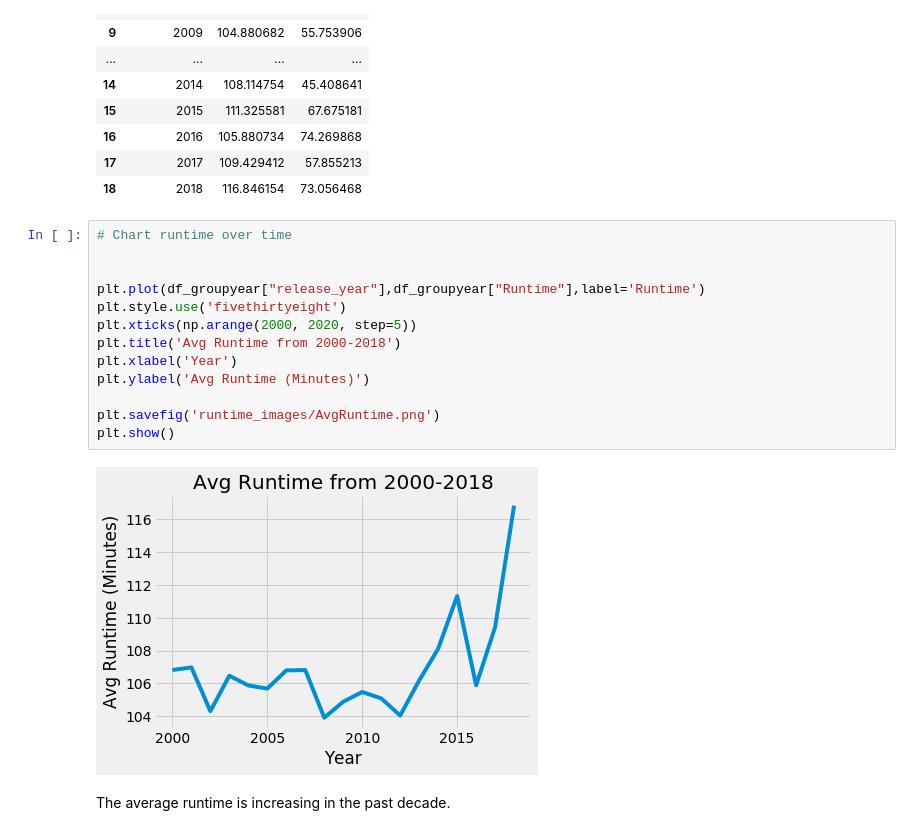
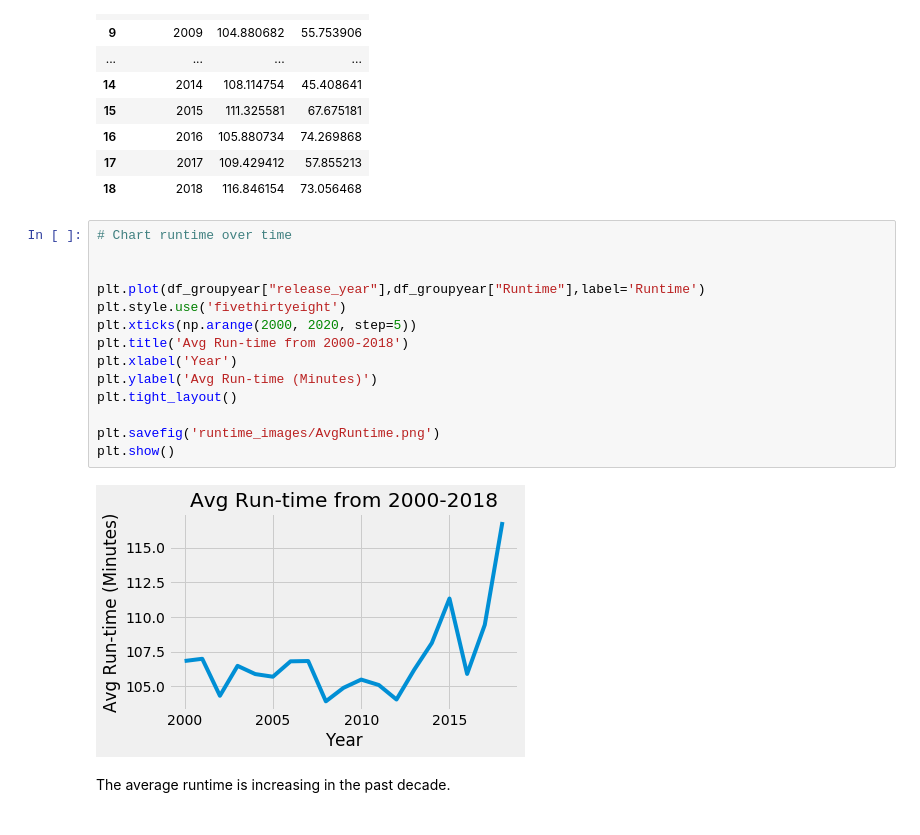
Before and after one commit to davidneedsmorecoffee/movie-trends, a Jupyter notebook: Runtime_Review.ipynb, the cells around one changed output. Drawn from its saved outputs; the diff is of its cells as text.

Commit message:
rh chart fixes

```diff
--- a/Runtime_Review.ipynb
+++ b/Runtime_Review.ipynb
@@ -102,18 +102,19 @@ df_groupyear
 # %%
 # Chart runtime over time
 
 
 plt.plot(df_groupyear["release_year"],df_groupyear["Runtime"],label='Runtime')
 plt.style.use('fivethirtyeight')
 plt.xticks(np.arange(2000, 2020, step=5))
-plt.title('Avg Runtime from 2000-2018')
+plt.title('Avg Run-time from 2000-2018')
 plt.xlabel('Year')
-plt.ylabel('Avg Runtime (Minutes)')
+plt.ylabel('Avg Run-time (Minutes)')
+plt.tight_layout()
 
 plt.savefig('runtime_images/AvgRuntime.png')
 plt.show()
 # %% [output]
-[figure, old version]
+[figure, new version]
 # %% [markdown]
 The average runtime is increasing in the past decade.
 # %%
```
Also changed, not shown: parts of 2 cells of this notebook, 6 other files.
